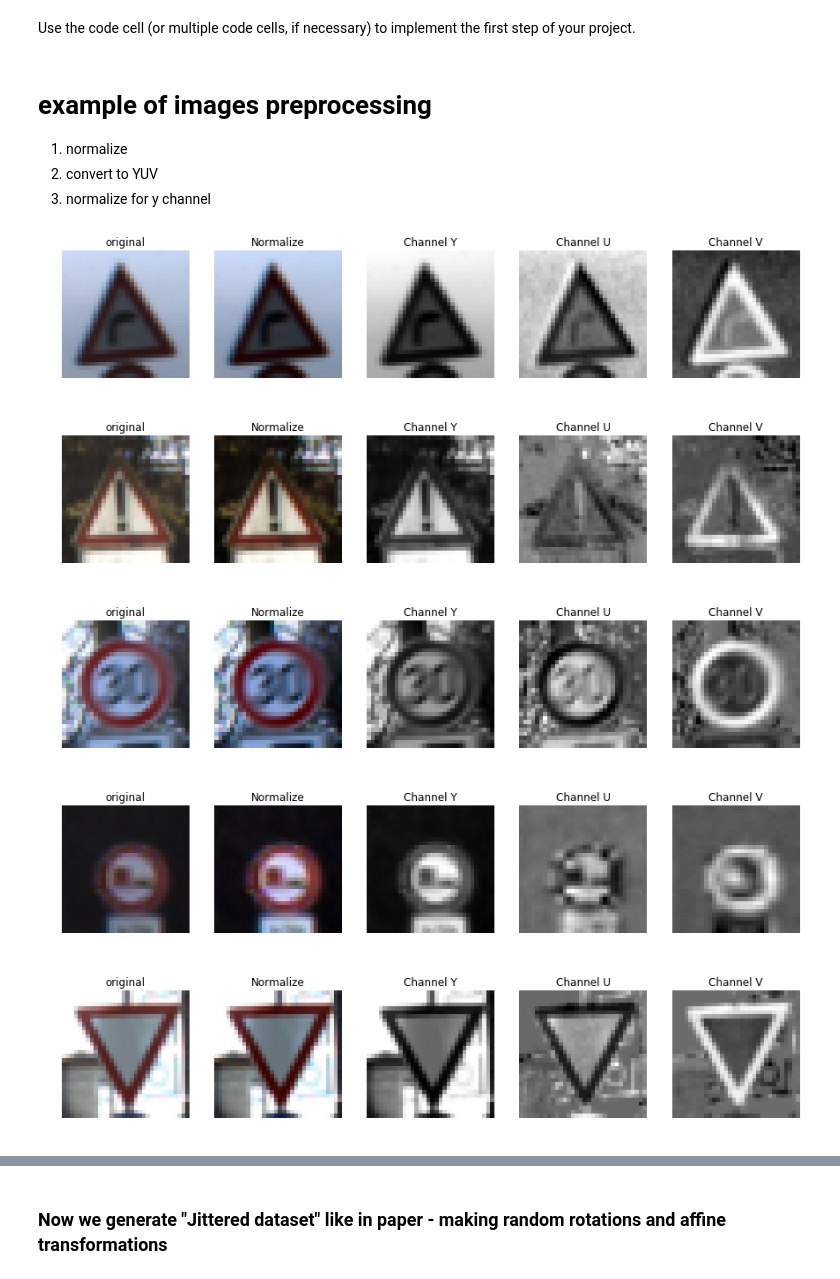
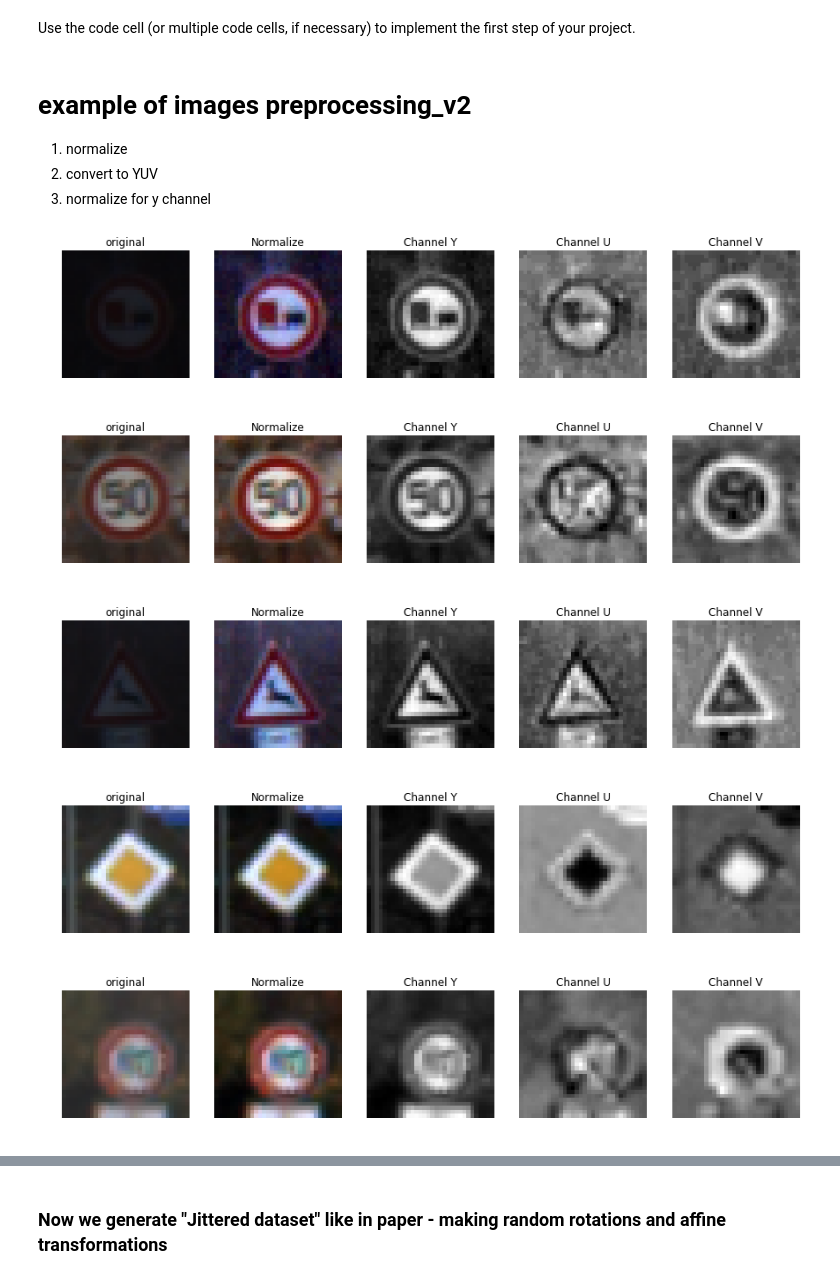
Before and after one commit to tarasovp/udacity, a Jupyter notebook: CarND-Traffic-Sign-Classifier-Project/Traffic_Sign_Classifier.ipynb, the cells around one changed output, grey strips where cells are left out. Drawn from its saved outputs; the diff is of its cells as text; code cells hidden in the pictures.

```diff
--- a/CarND-Traffic-Sign-Classifier-Project/Traffic_Sign_Classifier.ipynb
+++ b/CarND-Traffic-Sign-Classifier-Project/Traffic_Sign_Classifier.ipynb
@@ -196,8 +199,9 @@ import cv2
 #normalizer = lambda x: (x-x.mean())/x.std()
 
 def preprocess_v2(X, verbose=False, fname=None):
-
-    #if verboset
+    """
+    Normalization, convert to YUV and change mean of Y channel
+    """
     if verbose:
         f, ax = plt.subplots(1, 5)
         f.set_figheight(5)
@@ -231,17 +235,19 @@ def preprocess_v2(X, verbose=False, fname=None):
         plt.show()
     return X
 # %% [markdown]
-# example of images preprocessing
+# example of images preprocessing_v2
 1) normalize <br>
 2) convert to YUV<br>
 3) normalize for y channel<br>
 # %%
 #show in random examples
-for j,i in enumerate(np.random.choice(len(X_train),5,replace=False)):
+example=np.random.choice(len(X_train),5,replace=False)
+
+for j,i in enumerate(example):
     tmp=preprocess_v2(X_train[i],verbose=True, fname='preprocess%d.png' % j)
 # %% [output]
-[figure, old version]
+[figure, new version]
-[figure, old version]
+[figure, new version]
-[figure, old version]
+[figure, new version]
-[figure, old version]
+[figure, new version]
-[figure, old version]
+[figure, new version]
```
Also changed, not shown: parts of 13 cells of this notebook, 5 other files.
